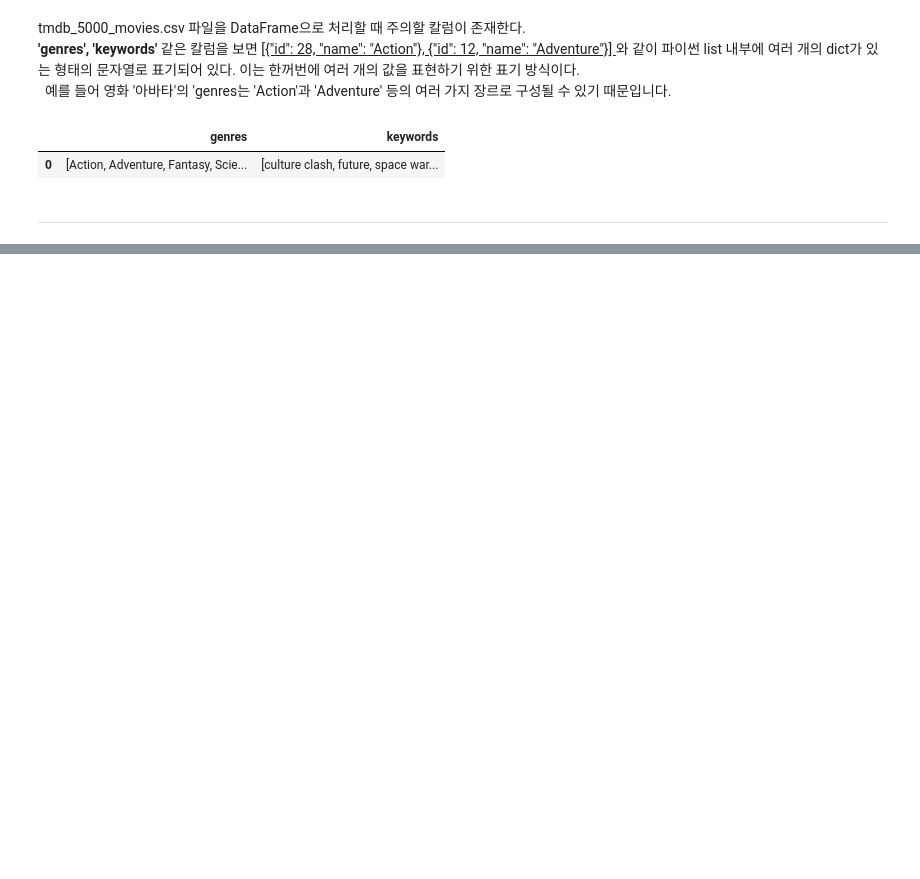
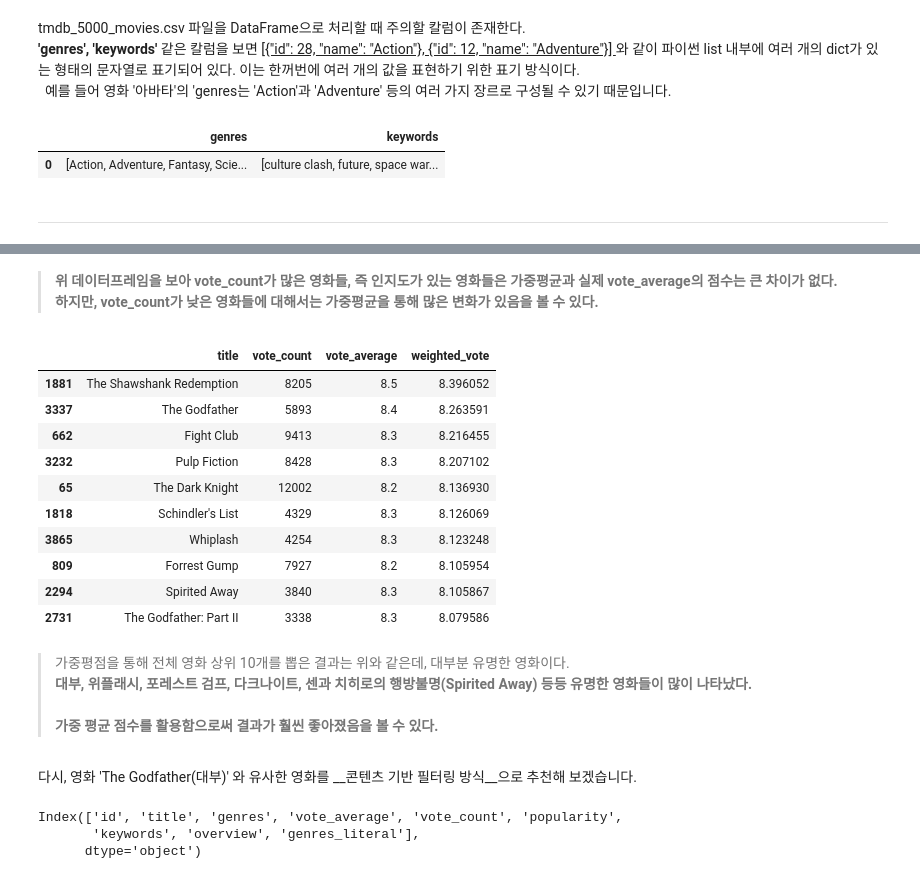
Before and after one commit to ByuungHyunPark/Recommend-System, a Jupyter notebook: 1. 컨텐츠 기반 필터링 추천시스템 .ipynb, the cells around one changed output, grey strips where cells are left out. Drawn from its saved outputs; the diff is of its cells as text; code cells hidden in the pictures; blank space fills up the shorter version.

```diff
--- a/1. 컨텐츠 기반 필터링 추천시스템 .ipynb
+++ b/1. 컨텐츠 기반 필터링 추천시스템 .ipynb
@@ -101,0 +259,29 @@ genre_mat shape :  (4803, 1394)
+# %% [markdown]
+> __위 데이터프레임을 보아 vote_count가 많은 영화들, 즉 인지도가 있는 영화들은 가중평균과 실제 vote_average의 점수는 큰 차이가 없다.<br>
+하지만, vote_count가 낮은 영화들에 대해서는 가중평균을 통해 많은 변화가 있음을 볼 수 있다.__
+# %%
+movies[['title','vote_count','vote_average','weighted_vote']].sort_values('weighted_vote', ascending = False)[:10]
+# %% [output]
+|  | title | vote_count | vote_average | weighted_vote |
+| 1881 | The Shawshank Redemption | 8205 | 8.5 | 8.396052 |
+| 3337 | The Godfather | 5893 | 8.4 | 8.263591 |
+| 662 | Fight Club | 9413 | 8.3 | 8.216455 |
+| 3232 | Pulp Fiction | 8428 | 8.3 | 8.207102 |
+| 65 | The Dark Knight | 12002 | 8.2 | 8.136930 |
+| 1818 | Schindler's List | 4329 | 8.3 | 8.126069 |
+| 3865 | Whiplash | 4254 | 8.3 | 8.123248 |
+| 809 | Forrest Gump | 7927 | 8.2 | 8.105954 |
+| 2294 | Spirited Away | 3840 | 8.3 | 8.105867 |
+| 2731 | The Godfather: Part II | 3338 | 8.3 | 8.079586 |
+# %% [markdown]
+> 가중평점을 통해 전체 영화 상위 10개를 뽑은 결과는 위와 같은데, 대부분 유명한 영화이다. <br>
+__대부, 위플래시, 포레스트 검프, 다크나이트, 센과 치히로의 행방불명(Spirited Away) 등등 유명한 영화들이 많이 나타났다.__<br><br>
+__가중 평균 점수를 활용함으로써 결과가 훨씬 좋아졌음을 볼 수 있다.__ <br>
+# %% [markdown]
+다시, 영화 'The Godfather(대부)' 와 유사한 영화를 __콘텐츠 기반 필터링 방식__으로 추천해 보겠습니다.
+# %%
+movies_df.columns
+# %% [output]
+Index(['id', 'title', 'genres', 'vote_average', 'vote_count', 'popularity',
+       'keywords', 'overview', 'genres_literal'],
+      dtype='object')
```
Also changed, not shown: parts of 30 cells of this notebook.
